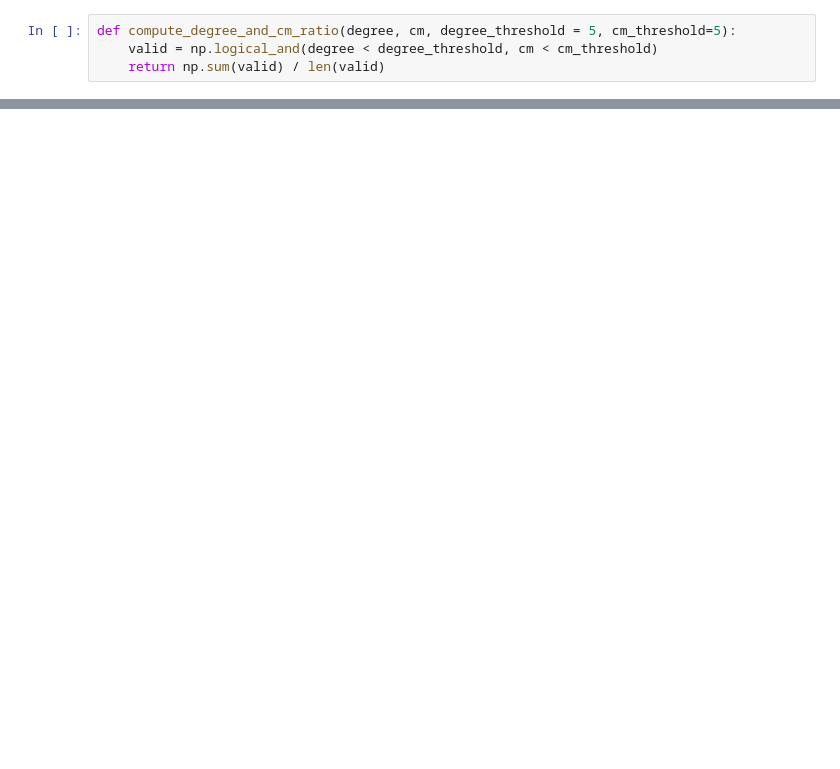
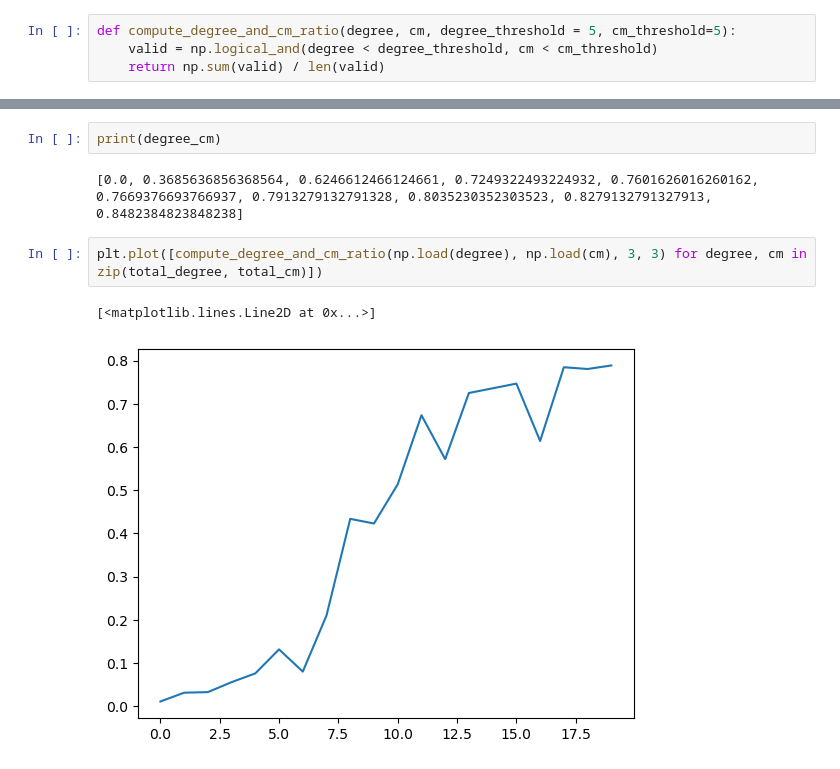
Before and after one commit to Liu-Xinhang/gaussian-splatting, a Jupyter notebook: tools/visualize_eval.ipynb, the cells around one changed output, grey strips where cells are left out. Cells and saved outputs as stored; diff of their text form; blank space fills up the shorter version.

```diff
--- a/tools/visualize_eval.ipynb
+++ b/tools/visualize_eval.ipynb
@@ -72,0 +87,9 @@ print(compute_degree_and_cm_ratio(degree_200, cm_200, degree_threshold=5, cm_thr
+# %%
+print(degree_cm)
+# %% [output]
+[0.0, 0.3685636856368564, 0.6246612466124661, 0.7249322493224932, 0.7601626016260162, 0.7669376693766937, 0.7913279132791328, 0.8035230352303523, 0.8279132791327913, 0.8482384823848238]
+# %%
+plt.plot([compute_degree_and_cm_ratio(np.load(degree), np.load(cm), 3, 3) for degree, cm in zip(total_degree, total_cm)])
+# %% [output]
+[<matplotlib.lines.Line2D at 0x...>]
+[figure, added]
```
Also changed, not shown: parts of 8 cells of this notebook, 7 other files.
